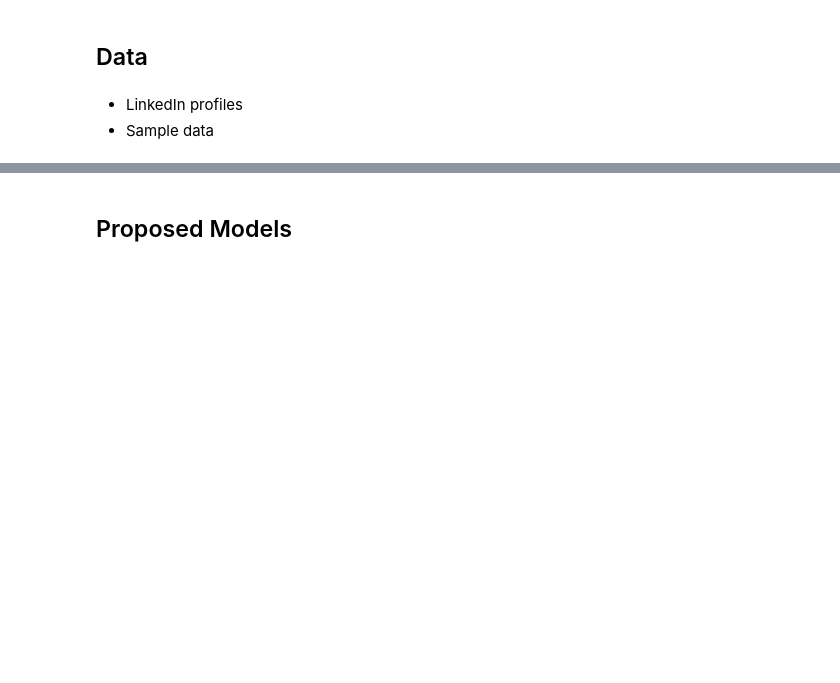
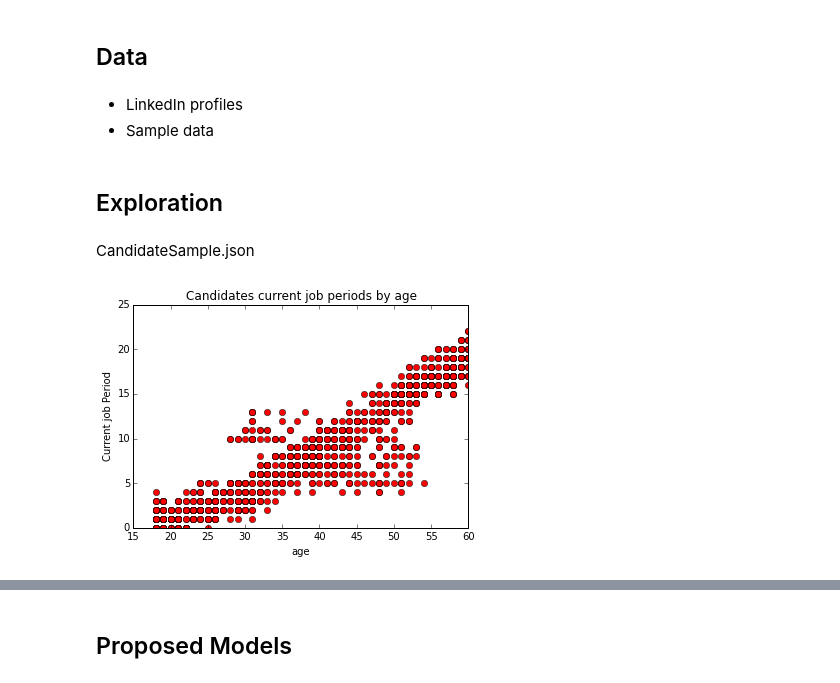
Before and after one commit to bdPractices/BData_CommunityOfPractice, a Jupyter notebook: notebookWeek1/Data Analysis Community of Practice.ipynb, the cells around one changed output, grey strips where cells are left out. Drawn from its saved outputs; the diff is of its cells as text; code cells hidden in the pictures; blank space fills up the shorter version.

Commit message:
Graphs

```diff
--- a/notebookWeek1/Data Analysis Community of Practice.ipynb
+++ b/notebookWeek1/Data Analysis Community of Practice.ipynb
@@ -46,3 +46,7 @@ Data Aggregation Project
 # %% [markdown]
 - LinkedIn profiles
 - Sample data
+# %% [markdown]
+## Exploration
+# %% [markdown]
+CandidateSample.json
@@ -48,0 +55,21 @@ Data Aggregation Project
+# %%
+import math
+import json
+import matplotlib.pyplot as plt
+
+json_data=open('resourcesPresentation/candidateSample.json')
+data=json.load(json_data)
+
+currentPeriod = []
+age = []
+for candidate in data:
+    currentPeriod.append(candidate["currentJobPeriod"])
+    age.append(candidate["age"])
+
+plt.plot(age, currentPeriod, 'ro')
+plt.ylabel('Current job Period')
+plt.xlabel('age')
+plt.title('Candidates current job periods by age')
+plt.show()
+# %% [output]
+[figure, added]
```
Also changed, not shown: parts of 3 cells of this notebook.
